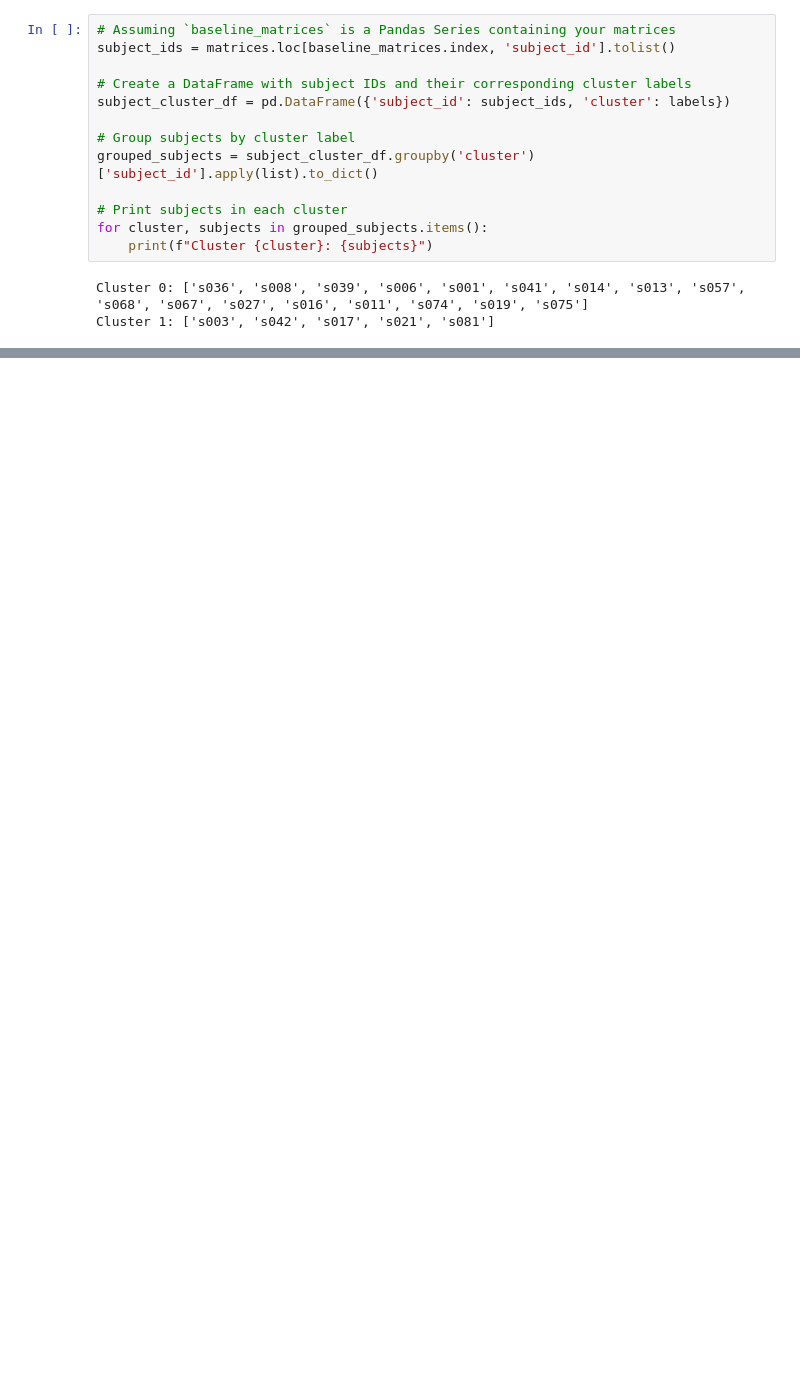
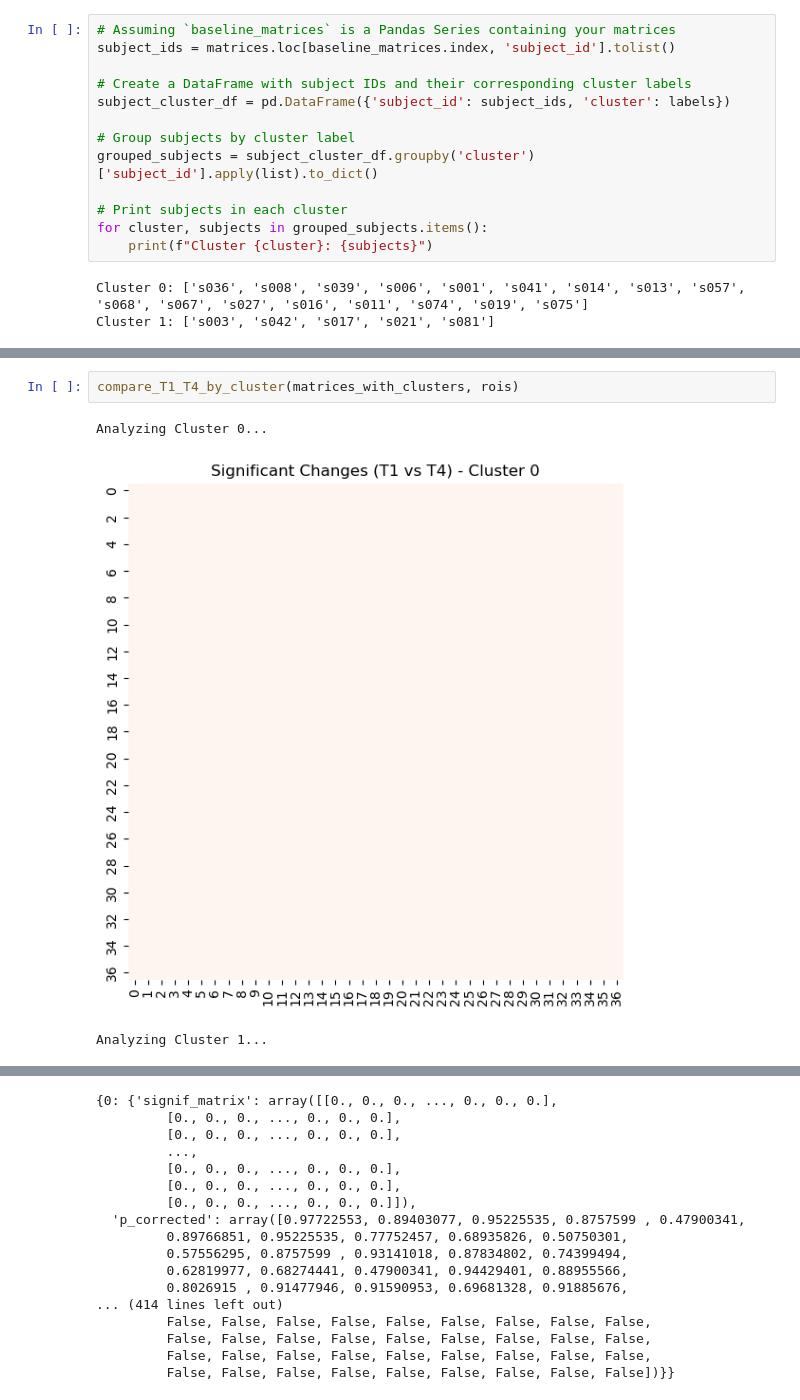
Before and after one commit to maylismlr/uphummel_MA4, a Jupyter notebook: clustering.ipynb, the cells around one changed output, grey strips where cells are left out. Cells and saved outputs as stored; diff of their text form; blank space fills up the shorter version.

```diff
--- a/clustering.ipynb
+++ b/clustering.ipynb
@@ -139,0 +270,6 @@ functions.plot_all_subject_matrices(folder_path, rois)
+# %%
+compare_T1_T4_by_cluster(matrices_with_clusters, rois)
+# %% [output]
+Analyzing Cluster 0...
+[figure, added]
+Analyzing Cluster 1...
@@ -139,0 +277,17 @@ functions.plot_all_subject_matrices(folder_path, rois)
+{0: {'signif_matrix': array([[0., 0., 0., ..., 0., 0., 0.],
+         [0., 0., 0., ..., 0., 0., 0.],
+         [0., 0., 0., ..., 0., 0., 0.],
+         ...,
+         [0., 0., 0., ..., 0., 0., 0.],
+         [0., 0., 0., ..., 0., 0., 0.],
+         [0., 0., 0., ..., 0., 0., 0.]]),
+  'p_corrected': array([0.97722553, 0.89403077, 0.95225535, 0.8757599 , 0.47900341,
+         0.89766851, 0.95225535, 0.77752457, 0.68935826, 0.50750301,
+         0.57556295, 0.8757599 , 0.93141018, 0.87834802, 0.74399494,
+         0.62819977, 0.68274441, 0.47900341, 0.94429401, 0.88955566,
+         0.8026915 , 0.91477946, 0.91590953, 0.69681328, 0.91885676,
+... (414 lines left out)
+         False, False, False, False, False, False, False, False, False,
+         False, False, False, False, False, False, False, False, False,
+         False, False, False, False, False, False, False, False, False,
+         False, False, False, False, False, False, False, False, False])}}
```
Also changed, not shown: parts of 11 cells of this notebook, 2 other files.
